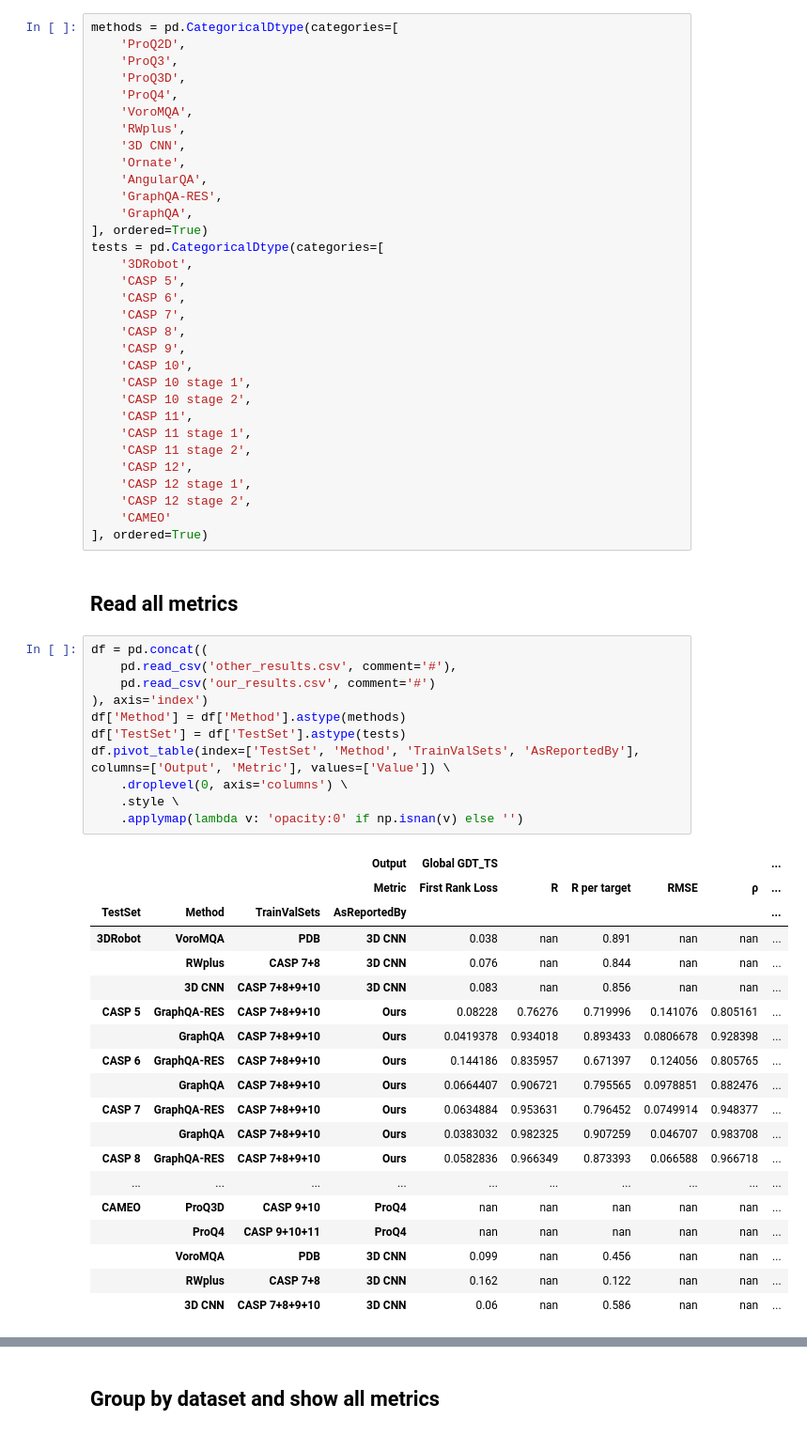
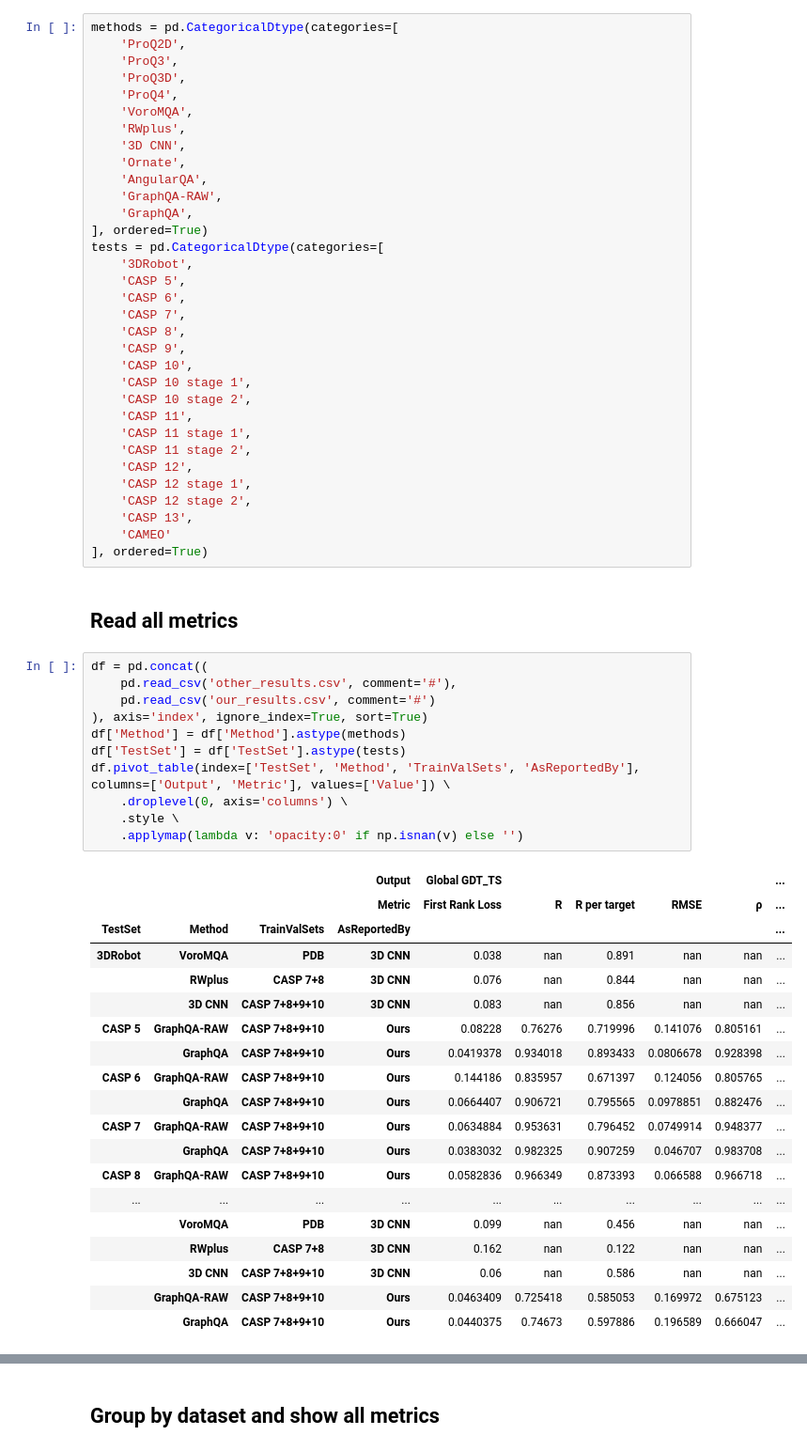
Before and after one commit to baldassarreFe/graphqa, a Jupyter notebook: notebooks/benchmark/Benchmark.ipynb, the cells around one changed output, grey strips where cells are left out. Shown at 94% size. Drawn from its saved outputs; the diff is of its cells as text.

```diff
--- a/notebooks/benchmark/Benchmark.ipynb
+++ b/notebooks/benchmark/Benchmark.ipynb
@@ -18,7 +18,7 @@ methods = pd.CategoricalDtype(categories=[
     '3D CNN',
     'Ornate',
     'AngularQA',
-    'GraphQA-RES',
+    'GraphQA-RAW',
     'GraphQA',
 ], ordered=True)
 tests = pd.CategoricalDtype(categories=[
@@ -37,6 +37,7 @@ tests = pd.CategoricalDtype(categories=[
     'CASP 12',
     'CASP 12 stage 1',
     'CASP 12 stage 2',
+    'CASP 13',
     'CAMEO'
 ], ordered=True)
 # %% [markdown]
@@ -44,31 +45,31 @@ tests = pd.CategoricalDtype(categories=[
 # %%
 df = pd.concat((
     pd.read_csv('other_results.csv', comment='#'),
     pd.read_csv('our_results.csv', comment='#')
-), axis='index')
+), axis='index', ignore_index=True, sort=True)
 df['Method'] = df['Method'].astype(methods)
 df['TestSet'] = df['TestSet'].astype(tests)
 df.pivot_table(index=['TestSet', 'Method', 'TrainValSets', 'AsReportedBy'], columns=['Output', 'Metric'], values=['Value']) \
     .droplevel(0, axis='columns') \
     .style \
     .applymap(lambda v: 'opacity:0' if np.isnan(v) else '')
 # %% [output]
 |  |  |  | Output | Global GDT_TS |  |  |  |  | ... |
 |  |  |  | Metric | First Rank Loss | R | R per target | RMSE | ρ | ... |
 | TestSet | Method | TrainValSets | AsReportedBy |  |  |  |  |  | ... |
 | 3DRobot | VoroMQA | PDB | 3D CNN | 0.038 | nan | 0.891 | nan | nan | ... |
 |  | RWplus | CASP 7+8 | 3D CNN | 0.076 | nan | 0.844 | nan | nan | ... |
 |  | 3D CNN | CASP 7+8+9+10 | 3D CNN | 0.083 | nan | 0.856 | nan | nan | ... |
-| CASP 5 | GraphQA-RES | CASP 7+8+9+10 | Ours | 0.08228 | 0.76276 | 0.719996 | 0.141076 | 0.805161 | ... |
+| CASP 5 | GraphQA-RAW | CASP 7+8+9+10 | Ours | 0.08228 | 0.76276 | 0.719996 | 0.141076 | 0.805161 | ... |
 |  | GraphQA | CASP 7+8+9+10 | Ours | 0.0419378 | 0.934018 | 0.893433 | 0.0806678 | 0.928398 | ... |
-| CASP 6 | GraphQA-RES | CASP 7+8+9+10 | Ours | 0.144186 | 0.835957 | 0.671397 | 0.124056 | 0.805765 | ... |
+| CASP 6 | GraphQA-RAW | CASP 7+8+9+10 | Ours | 0.144186 | 0.835957 | 0.671397 | 0.124056 | 0.805765 | ... |
 |  | GraphQA | CASP 7+8+9+10 | Ours | 0.0664407 | 0.906721 | 0.795565 | 0.0978851 | 0.882476 | ... |
-| CASP 7 | GraphQA-RES | CASP 7+8+9+10 | Ours | 0.0634884 | 0.953631 | 0.796452 | 0.0749914 | 0.948377 | ... |
+| CASP 7 | GraphQA-RAW | CASP 7+8+9+10 | Ours | 0.0634884 | 0.953631 | 0.796452 | 0.0749914 | 0.948377 | ... |
 |  | GraphQA | CASP 7+8+9+10 | Ours | 0.0383032 | 0.982325 | 0.907259 | 0.046707 | 0.983708 | ... |
-| CASP 8 | GraphQA-RES | CASP 7+8+9+10 | Ours | 0.0582836 | 0.966349 | 0.873393 | 0.066588 | 0.966718 | ... |
+| CASP 8 | GraphQA-RAW | CASP 7+8+9+10 | Ours | 0.0582836 | 0.966349 | 0.873393 | 0.066588 | 0.966718 | ... |
 | ... | ... | ... | ... | ... | ... | ... | ... | ... | ... |
-| CAMEO | ProQ3D | CASP 9+10 | ProQ4 | nan | nan | nan | nan | nan | ... |
-|  | ProQ4 | CASP 9+10+11 | ProQ4 | nan | nan | nan | nan | nan | ... |
 |  | VoroMQA | PDB | 3D CNN | 0.099 | nan | 0.456 | nan | nan | ... |
 |  | RWplus | CASP 7+8 | 3D CNN | 0.162 | nan | 0.122 | nan | nan | ... |
 |  | 3D CNN | CASP 7+8+9+10 | 3D CNN | 0.06 | nan | 0.586 | nan | nan | ... |
+|  | GraphQA-RAW | CASP 7+8+9+10 | Ours | 0.0463409 | 0.725418 | 0.585053 | 0.169972 | 0.675123 | ... |
+|  | GraphQA | CASP 7+8+9+10 | Ours | 0.0440375 | 0.74673 | 0.597886 | 0.196589 | 0.666047 | ... |
```
Also changed, not shown: parts of 7 cells of this notebook, 8 other files.
